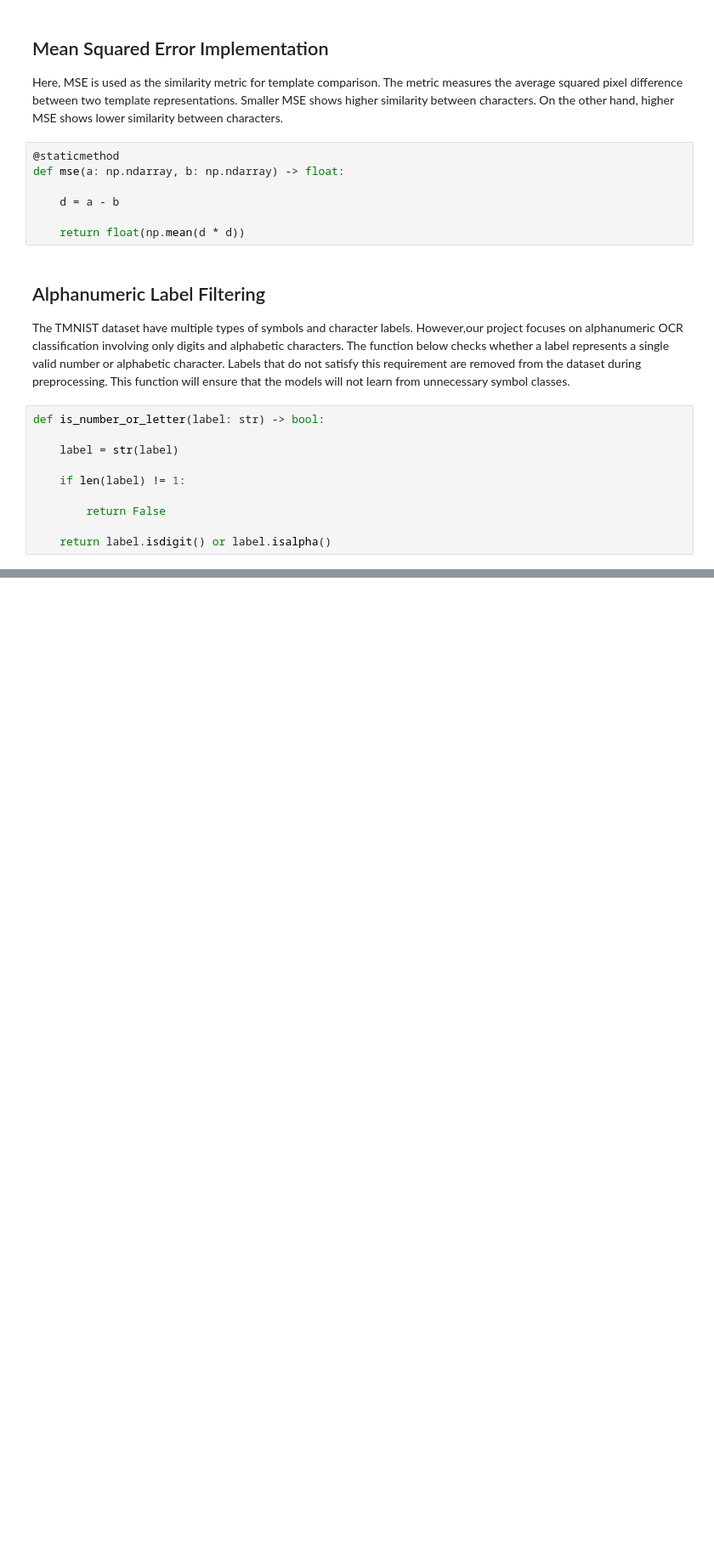
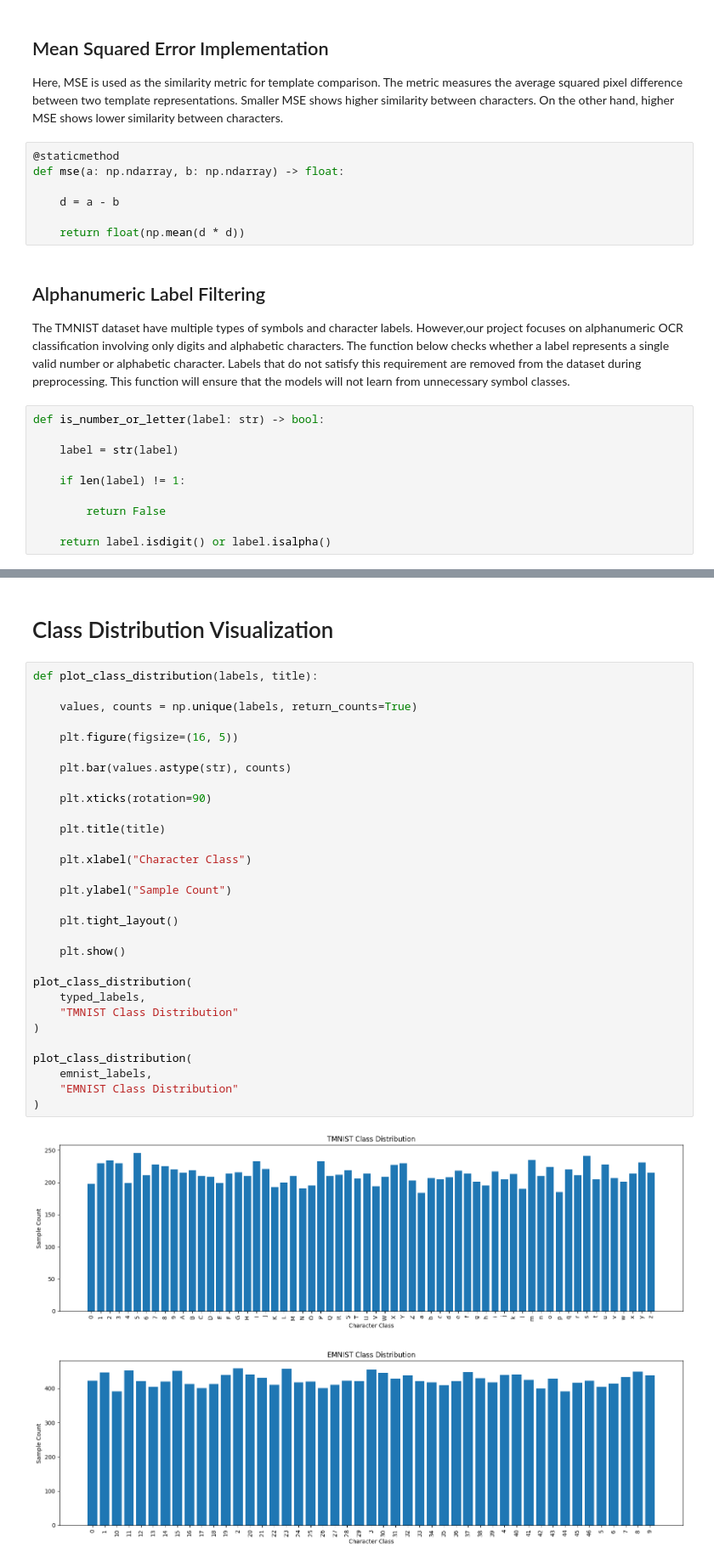
Before and after one commit to Dmitrii-Novikov-dev/PrismOCR, a Jupyter notebook: OCR_Project_Santy_Novikov.ipynb, the cells around one changed output, grey strips where cells are left out. Shown at 85% size. Drawn from its saved outputs; the diff is of its cells as text; blank space fills up the shorter version.

```diff
--- a/OCR_Project_Santy_Novikov.ipynb
+++ b/OCR_Project_Santy_Novikov.ipynb
@@ -552,0 +1081,35 @@ def is_number_or_letter(label: str) -> bool:
+# %% [markdown]
+# Class Distribution Visualization
+# %%
+def plot_class_distribution(labels, title):
+
+    values, counts = np.unique(labels, return_counts=True)
+
+    plt.figure(figsize=(16, 5))
+
+    plt.bar(values.astype(str), counts)
+
+    plt.xticks(rotation=90)
+
+    plt.title(title)
+
+    plt.xlabel("Character Class")
+
+    plt.ylabel("Sample Count")
+
+    plt.tight_layout()
+
+    plt.show()
+
+plot_class_distribution(
+    typed_labels,
+    "TMNIST Class Distribution"
+)
+
+plot_class_distribution(
+    emnist_labels,
+    "EMNIST Class Distribution"
+)
+# %% [output]
+[figure, added]
+[figure, added]
```
Also changed, not shown: parts of 25 cells of this notebook, 4 other files.
